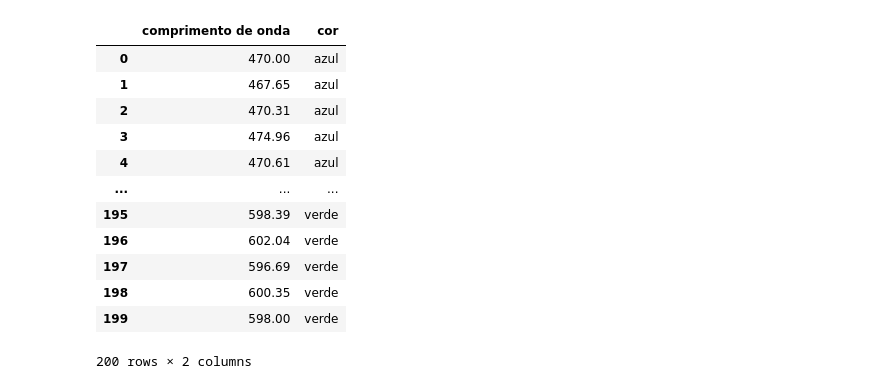
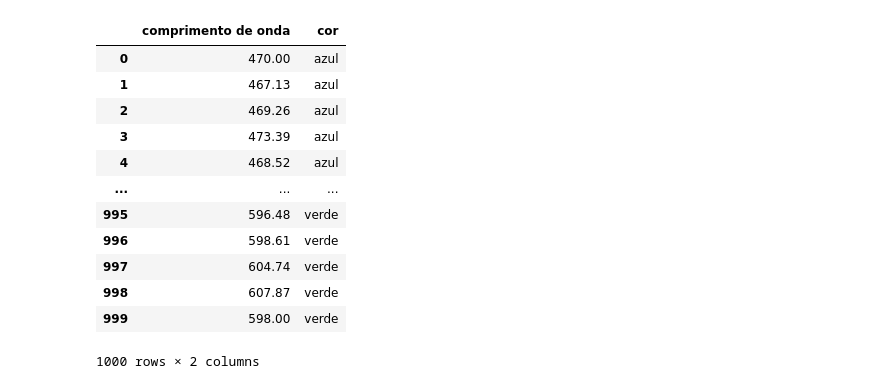
Before and after one commit to mickpires/machine-learning, a Jupyter notebook: codigos/mnist/dados_imperfeitos.ipynb, the cells around one changed output. Saved outputs shown, nothing was run; the diff lists cells and outputs as text; code cells hidden in the pictures.

```diff
--- a/codigos/mnist/dados_imperfeitos.ipynb
+++ b/codigos/mnist/dados_imperfeitos.ipynb
@@ -10,23 +11,23 @@ import os
 import seaborn as sns
 from sklearn.model_selection import StratifiedShuffleSplit
 # %%
-dados = pd.read_csv("dados/dados_imperfeito.csv")
+dados = pd.read_csv("dados/dados_imperfeito_uniforme.csv")
 del dados['Unnamed: 0']
 dados
 # %% [output]
 |  | comprimento de onda | cor |
 | 0 | 470.00 | azul |
-| 1 | 467.65 | azul |
-| 2 | 470.31 | azul |
-| 3 | 474.96 | azul |
-| 4 | 470.61 | azul |
+| 1 | 467.13 | azul |
+| 2 | 469.26 | azul |
+| 3 | 473.39 | azul |
+| 4 | 468.52 | azul |
 | ... | ... | ... |
-| 195 | 598.39 | verde |
-| 196 | 602.04 | verde |
-| 197 | 596.69 | verde |
-| 198 | 600.35 | verde |
-| 199 | 598.00 | verde |
+| 995 | 596.48 | verde |
+| 996 | 598.61 | verde |
+| 997 | 604.74 | verde |
+| 998 | 607.87 | verde |
+| 999 | 598.00 | verde |
-200 rows × 2 columns
+1000 rows × 2 columns
 # %%
 # Cria a camada de normalização
 normalization_layer = keras.layers.Normalization(axis=-1)
```
Also changed, not shown: parts of 16 cells of this notebook, 2 other files.
